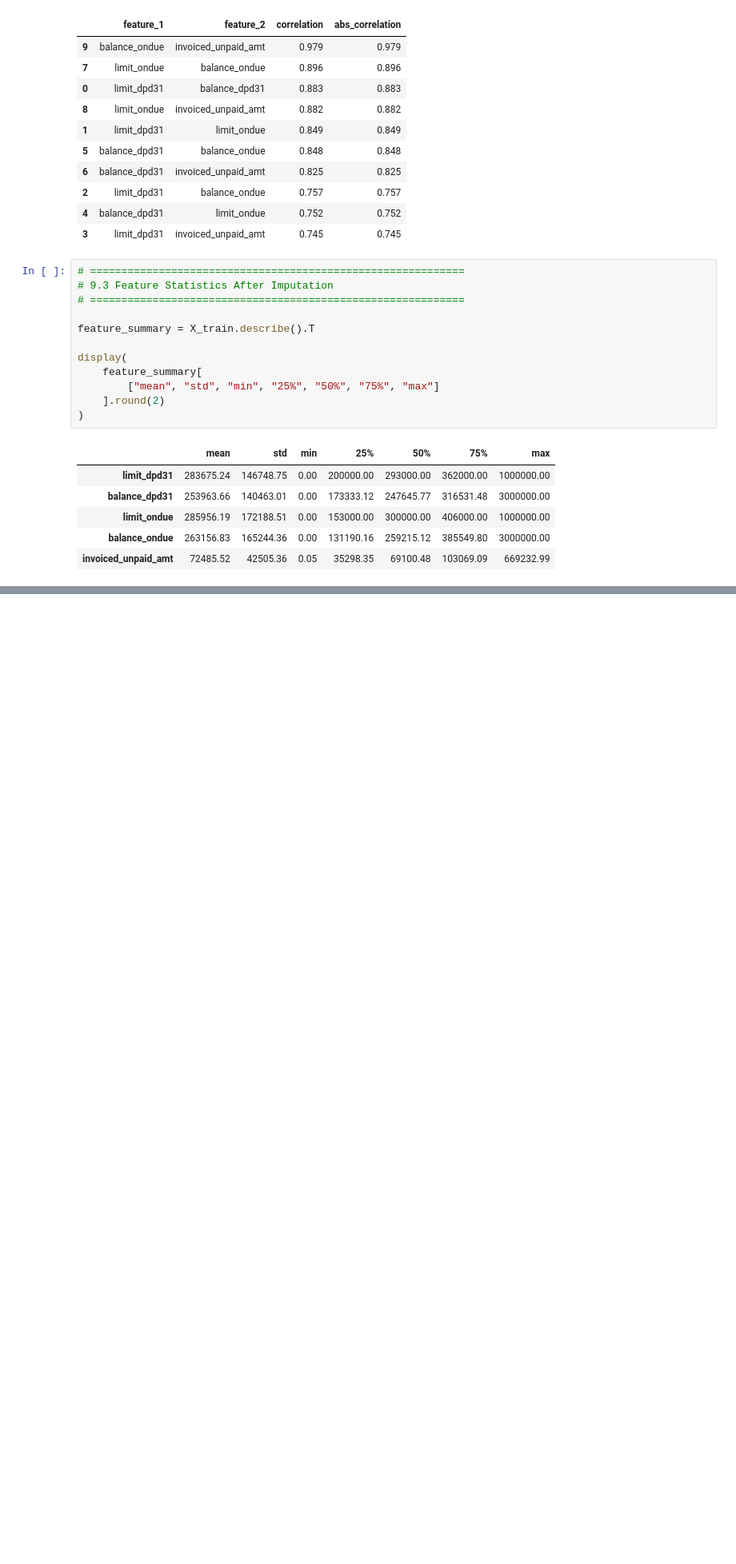
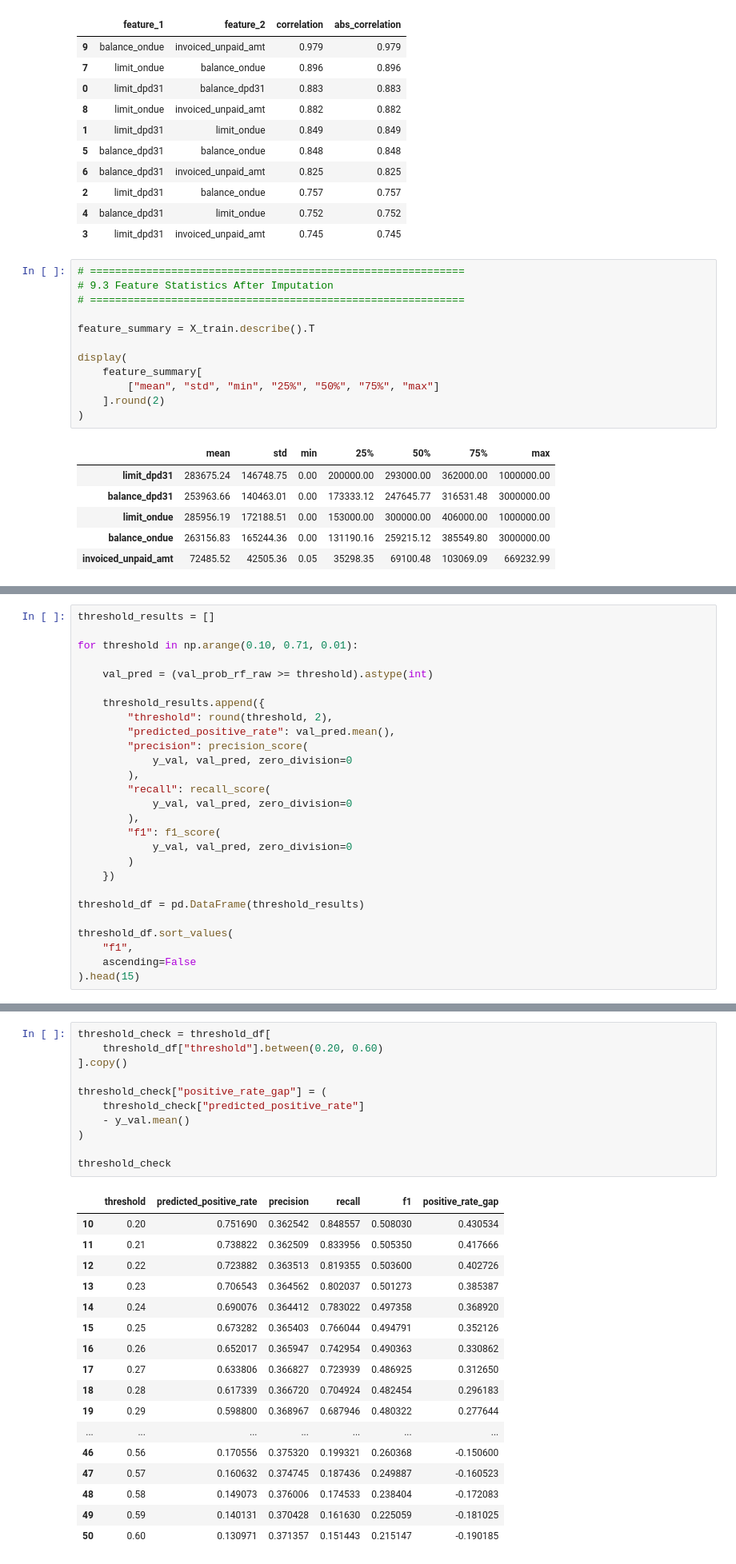
Before and after one commit to Khishigjargal42/toki_ds_task, a Jupyter notebook: notebooks/Toki_DPD91_Final.ipynb, the cells around one changed output, grey strips where cells are left out. Shown at 80% size. Saved outputs shown, nothing was run; the diff lists cells and outputs as text; blank space fills up the shorter version.

```diff
--- a/notebooks/Toki_DPD91_Final.ipynb
+++ b/notebooks/Toki_DPD91_Final.ipynb
@@ -2039,0 +3677,27 @@ display(
+# %%
+threshold_results = []
+
+for threshold in np.arange(0.10, 0.71, 0.01):
+
+    val_pred = (val_prob_rf_raw >= threshold).astype(int)
+
+    threshold_results.append({
+        "threshold": round(threshold, 2),
+        "predicted_positive_rate": val_pred.mean(),
+        "precision": precision_score(
+            y_val, val_pred, zero_division=0
+        ),
+        "recall": recall_score(
+            y_val, val_pred, zero_division=0
+        ),
+        "f1": f1_score(
+            y_val, val_pred, zero_division=0
+        )
+    })
+
+threshold_df = pd.DataFrame(threshold_results)
+
+threshold_df.sort_values(
+    "f1",
+    ascending=False
+).head(15)
@@ -2039,0 +3857,29 @@ display(
+# %%
+threshold_check = threshold_df[
+    threshold_df["threshold"].between(0.20, 0.60)
+].copy()
+
+threshold_check["positive_rate_gap"] = (
+    threshold_check["predicted_positive_rate"]
+    - y_val.mean()
+)
+
+threshold_check
+# %% [output]
+|  | threshold | predicted_positive_rate | precision | recall | f1 | positive_rate_gap |
+| 10 | 0.20 | 0.751690 | 0.362542 | 0.848557 | 0.508030 | 0.430534 |
+| 11 | 0.21 | 0.738822 | 0.362509 | 0.833956 | 0.505350 | 0.417666 |
+| 12 | 0.22 | 0.723882 | 0.363513 | 0.819355 | 0.503600 | 0.402726 |
+| 13 | 0.23 | 0.706543 | 0.364562 | 0.802037 | 0.501273 | 0.385387 |
+| 14 | 0.24 | 0.690076 | 0.364412 | 0.783022 | 0.497358 | 0.368920 |
+| 15 | 0.25 | 0.673282 | 0.365403 | 0.766044 | 0.494791 | 0.352126 |
+| 16 | 0.26 | 0.652017 | 0.365947 | 0.742954 | 0.490363 | 0.330862 |
+| 17 | 0.27 | 0.633806 | 0.366827 | 0.723939 | 0.486925 | 0.312650 |
+| 18 | 0.28 | 0.617339 | 0.366720 | 0.704924 | 0.482454 | 0.296183 |
+| 19 | 0.29 | 0.598800 | 0.368967 | 0.687946 | 0.480322 | 0.277644 |
+| ... | ... | ... | ... | ... | ... | ... |
+| 46 | 0.56 | 0.170556 | 0.375320 | 0.199321 | 0.260368 | -0.150600 |
+| 47 | 0.57 | 0.160632 | 0.374745 | 0.187436 | 0.249887 | -0.160523 |
+| 48 | 0.58 | 0.149073 | 0.376006 | 0.174533 | 0.238404 | -0.172083 |
+| 49 | 0.59 | 0.140131 | 0.370428 | 0.161630 | 0.225059 | -0.181025 |
+| 50 | 0.60 | 0.130971 | 0.371357 | 0.151443 | 0.215147 | -0.190185 |
```
Also changed, not shown: parts of 99 cells of this notebook.
